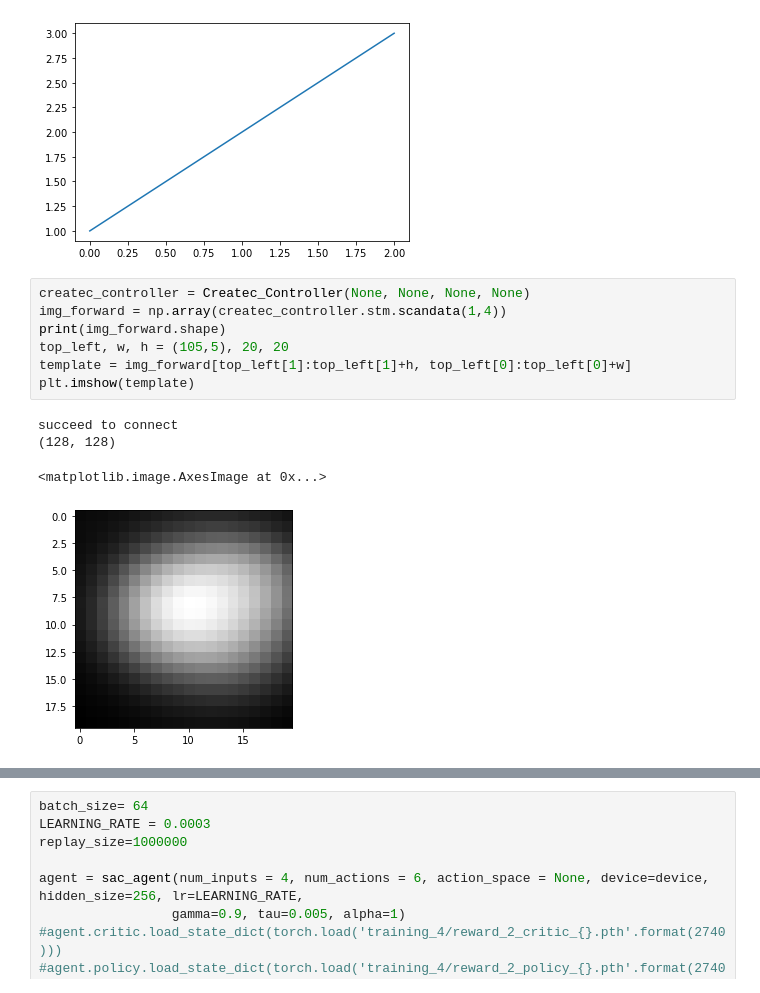
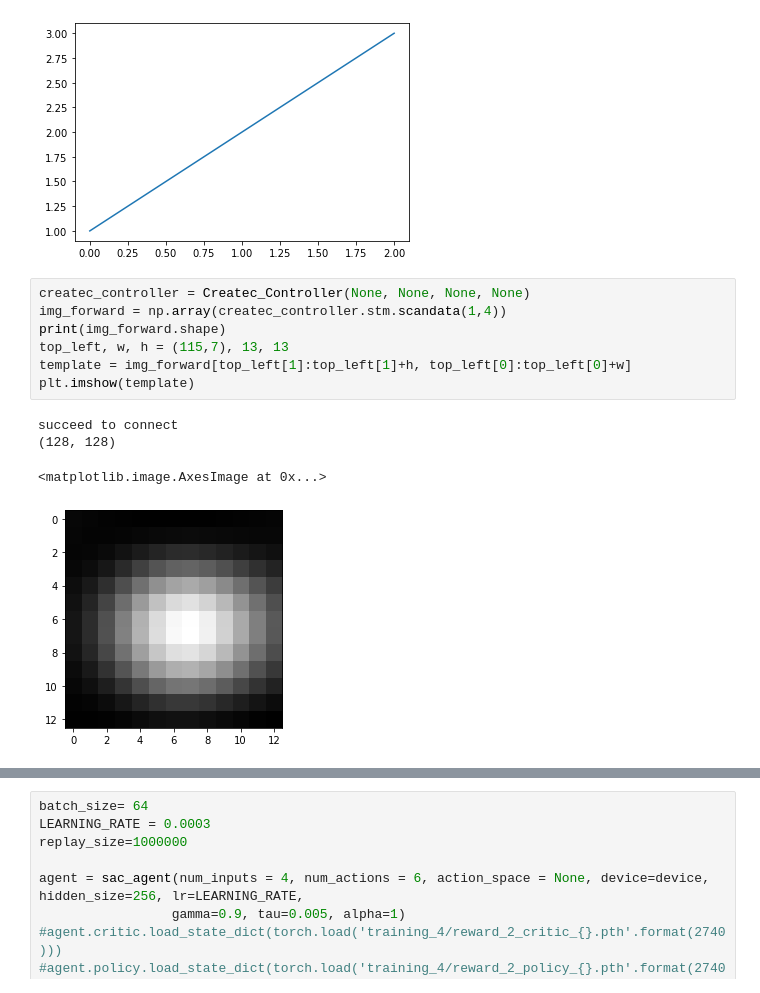
Before and after one commit to SINGROUP/Atom_manipulation_with_RL, a Jupyter notebook: single_atom_training_2nd_round.ipynb, the cells around one changed output, grey strips where cells are left out. Saved outputs shown, nothing was run; the diff lists cells and outputs as text.

```diff
--- a/single_atom_training_2nd_round.ipynb
+++ b/single_atom_training_2nd_round.ipynb
@@ -29,15 +29,15 @@ cuda:0
 # %%
 createc_controller = Createc_Controller(None, None, None, None)
 img_forward = np.array(createc_controller.stm.scandata(1,4))
 print(img_forward.shape)
-top_left, w, h = (105,5), 20, 20
+top_left, w, h = (115,7), 13, 13
 template = img_forward[top_left[1]:top_left[1]+h, top_left[0]:top_left[0]+w]
 plt.imshow(template)
 # %% [output]
 succeed to connect
 (128, 128)
 <matplotlib.image.AxesImage at 0x...>
-[figure, old version]
+[figure, new version]
 # %%
 #test offset extration
 DAC_unit = 2**19
```
Also changed, not shown: parts of 4 cells of this notebook, 3 other files.
